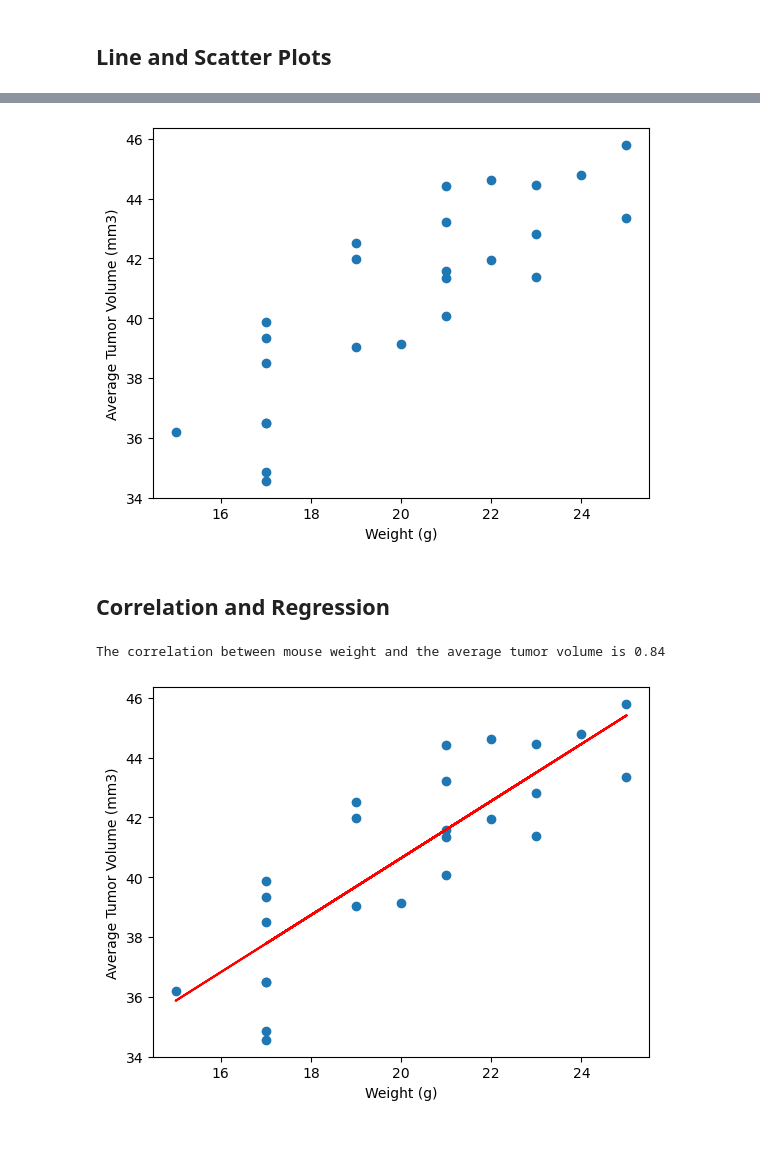
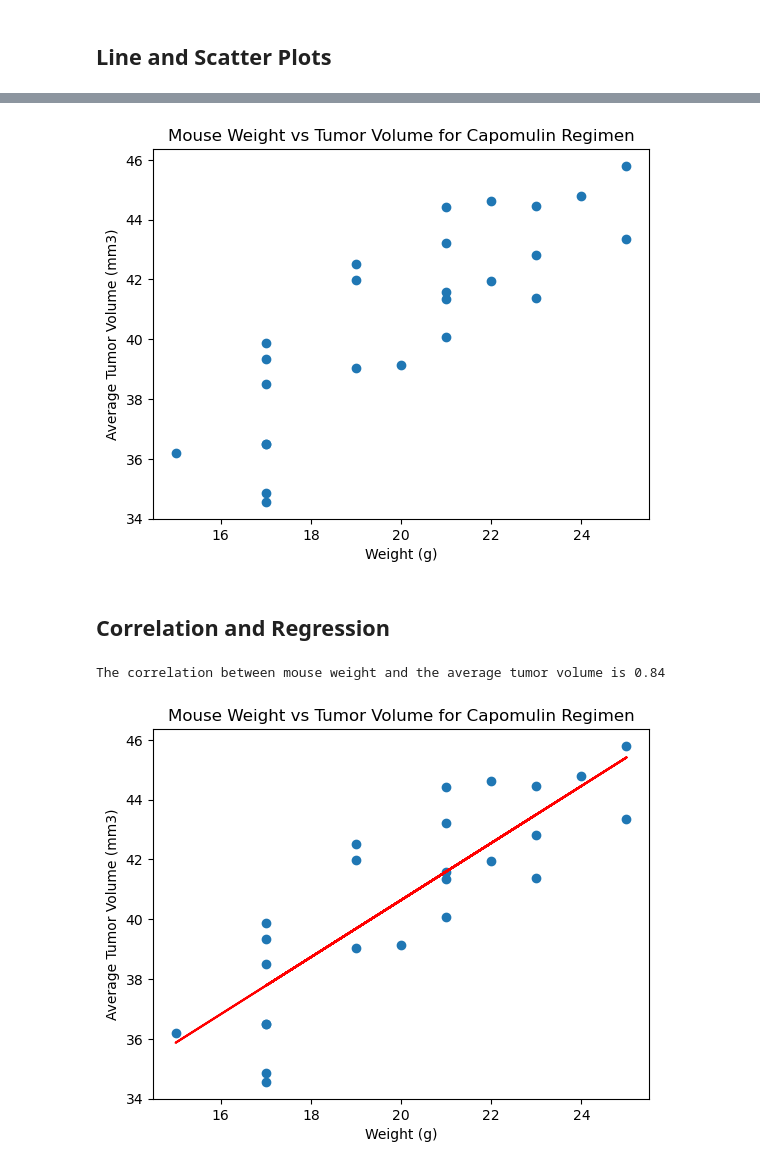
Before and after one commit to divyasajjan1/visualisation-challenge, a Jupyter notebook: Pymaceuticals/pymaceuticals_starter.ipynb, the cells around one changed output, grey strips where cells are left out. Cells and saved outputs as stored; diff of their text form; code cells hidden in the pictures; blank space fills up the shorter version.

```diff
--- a/Pymaceuticals/pymaceuticals_starter.ipynb
+++ b/Pymaceuticals/pymaceuticals_starter.ipynb
@@ -274,17 +284,18 @@ plt.show()
 # %%
 # Generate a scatter plot of mouse weight vs. the average observed tumor volume for the entire Capomulin regimen
 capomulin_data = cleaned_df[cleaned_df["Drug Regimen"] == "Capomulin"]
 avg_tumor_volume = capomulin_data.groupby("Mouse ID")["Tumor Volume (mm3)"].mean()
 
 #Merge the weight and tumor volume data
 merged_data = pd.merge(avg_tumor_volume, capomulin_data[["Mouse ID","Weight (g)"]],
                        on="Mouse ID",how="left").drop_duplicates()
 plt.scatter(merged_data["Weight (g)"],merged_data["Tumor Volume (mm3)"])
 plt.xlabel("Weight (g)")
 plt.ylabel("Average Tumor Volume (mm3)")
+plt.title("Mouse Weight vs Tumor Volume for Capomulin Regimen")
 plt.show()
 # %% [output]
-[figure, old version]
+[figure, new version]
 # %% [markdown]
 ## Correlation and Regression
 # %%
@@ -299,8 +310,9 @@ regress_values = slope*weight + intercept
 plt.scatter(weight,tumor_vol)
 plt.xlabel("Weight (g)")
 plt.ylabel("Average Tumor Volume (mm3)")
+plt.title("Mouse Weight vs Tumor Volume for Capomulin Regimen")
 plt.plot(weight,regress_values,"r-")
 plt.show()
 # %% [output]
 The correlation between mouse weight and the average tumor volume is 0.84
-[figure, old version]
+[figure, new version]
```
Also changed, not shown: parts of 7 cells of this notebook.
